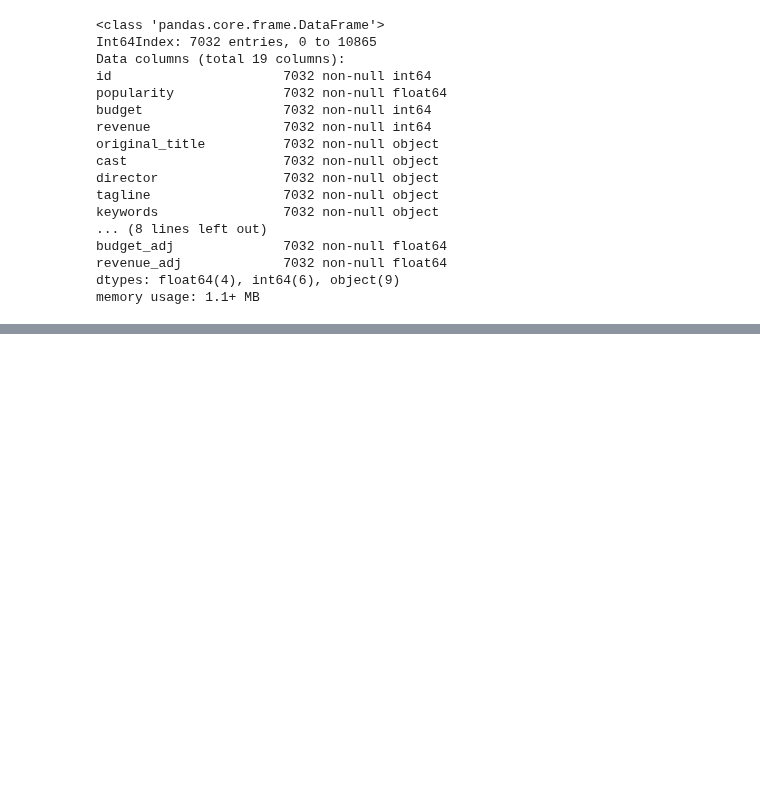
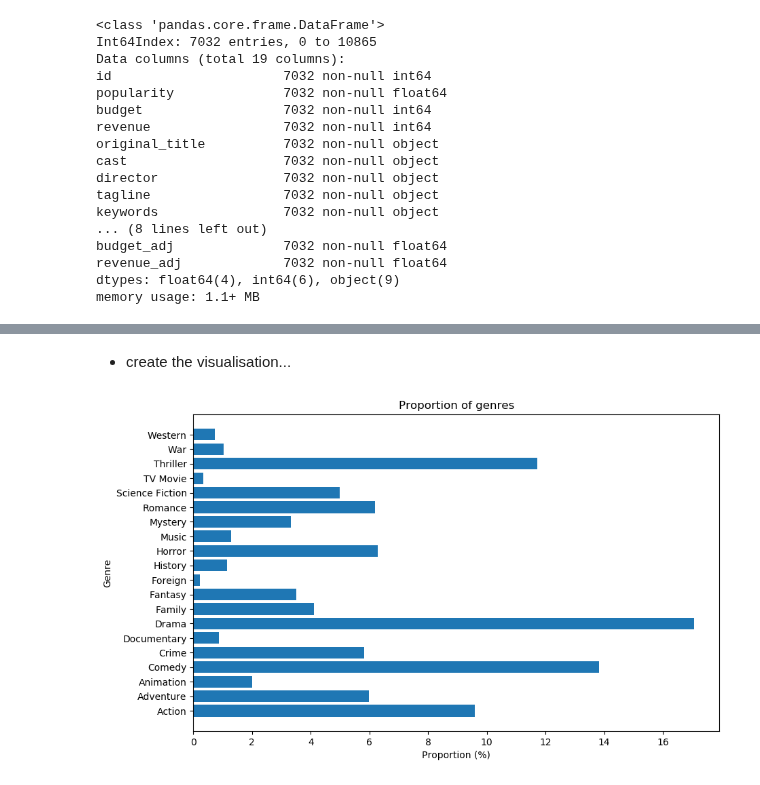
Before and after one commit to brk-a/alx-t-data-analyst, a Jupyter notebook: 0x00-project_1_investigate_a_dataset/Investigate_a_Dataset.ipynb, the cells around one changed output, grey strips where cells are left out. Cells and saved outputs as stored; diff of their text form; code cells hidden in the pictures; blank space fills up the shorter version.

```diff
--- a/0x00-project_1_investigate_a_dataset/Investigate_a_Dataset.ipynb
+++ b/0x00-project_1_investigate_a_dataset/Investigate_a_Dataset.ipynb
@@ -281,0 +422,47 @@ Name: revenue, Length: 2039, dtype: int64
+# %%
+'''
+Function that separates multiple values in a variable
+then calculates the number of movies in each genre
+
+Takes in one arg: var_col
+
+The arg must be a pandas DF column
+
+return: value_counts of each value if var_col, else, None
+'''
+
+def split_count(var_col):
+    """ function split_count """
+#     var_col = var_col if var_col and type(var_col) == pandas.core.series.Series else None
+    if not var_col:
+        print(f'Please ensure that you pass in a pandas DF column to the function')
+    else:
+        split_vals = pd.Series(df[var_col].str.cat(sep = '|').split('|'))
+        count_vals = split_vals.value_counts(ascending=False)
+        return count_vals
+# %% [markdown]
+* create the visualisation...
+# %%
+val_counts = dict(split_count("genres"))
+val_counts_genres = [i for i in val_counts.keys()]
+val_counts_count = [i for i in val_counts.values()]
+total = sum(val_counts_count)
+proportions = [i/total for i in val_counts_count]
+
+data = {k:v for (k,v) in zip(val_counts_genres, proportions)}
+x = [i for i in data.keys()]
+y = [i*100 for i in data.values()]
+
+# fig size
+plt.figure(figsize=(10,6.18), dpi = 100)
+# x-axis name
+plt.xlabel('Proportion (%)')
+# y-axis name
+plt.ylabel('Genre')
+# plot title
+plt.title('Proportion of genres')
+# plot `genre` vs `proportion`
+plt.barh(x, y)
+plt.show;
+# %% [output]
+[figure, added]
```
Also changed, not shown: parts of 45 cells of this notebook.
